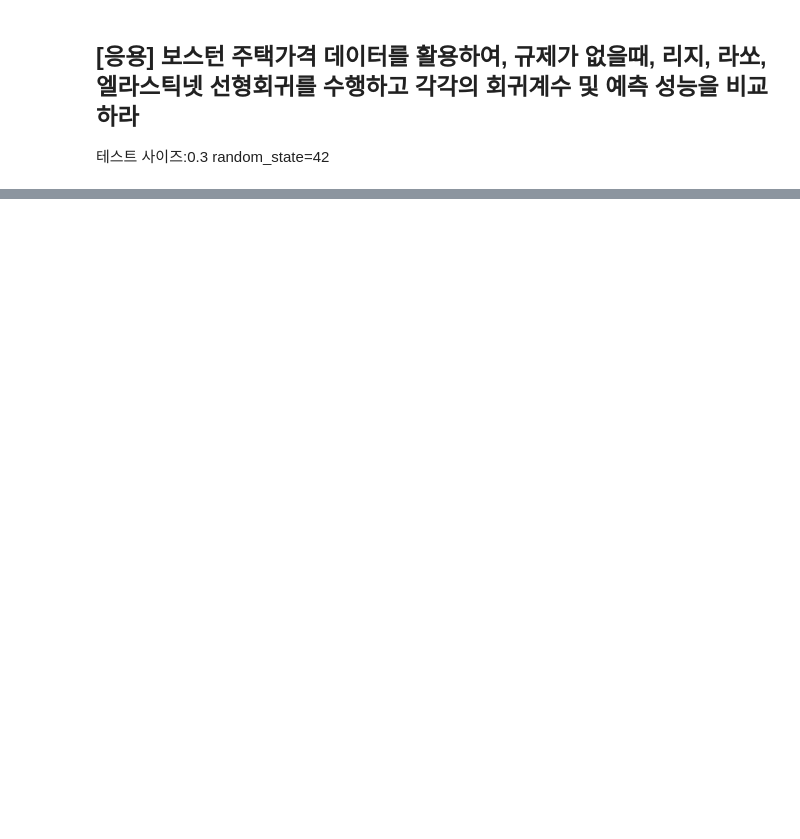
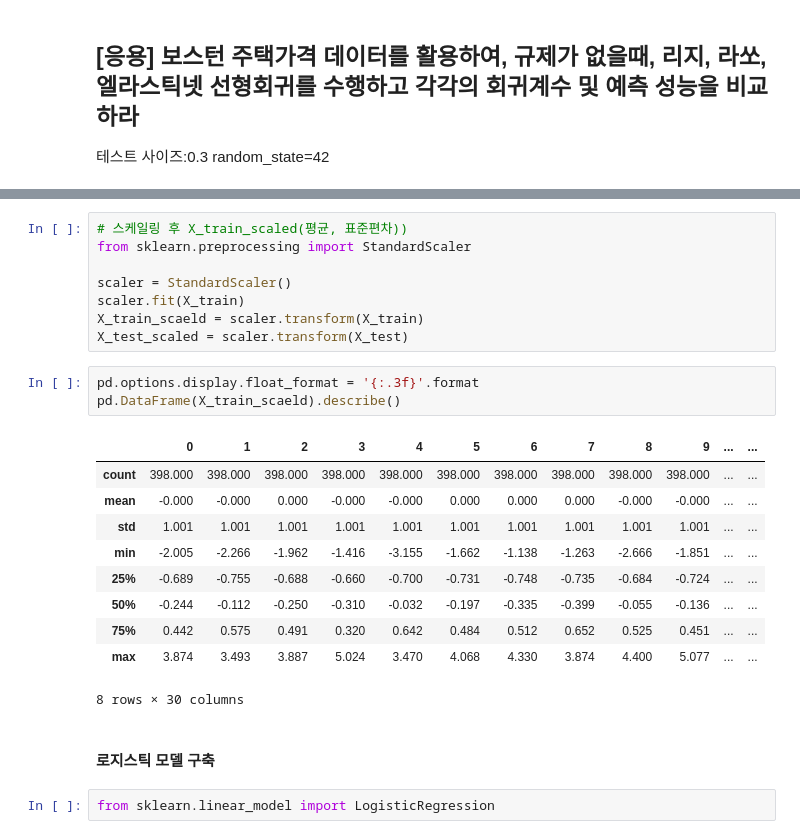
Before and after one commit to malcano/Data_Engineering_20, a Jupyter notebook: machinelearning/04ML.ipynb, the cells around one changed output, grey strips where cells are left out. Cells and saved outputs as stored; diff of their text form; blank space fills up the shorter version.

```diff
--- a/machinelearning/04ML.ipynb
+++ b/machinelearning/04ML.ipynb
@@ -627,0 +956,26 @@ random_state=42
+# %%
+# 스케일링 후 X_train_scaled(평균, 표준편차))
+from sklearn.preprocessing import StandardScaler
+
+scaler = StandardScaler()
+scaler.fit(X_train)
+X_train_scaeld = scaler.transform(X_train)
+X_test_scaled = scaler.transform(X_test)
+# %%
+pd.options.display.float_format = '{:.3f}'.format
+pd.DataFrame(X_train_scaeld).describe()
+# %% [output]
+|  | 0 | 1 | 2 | 3 | 4 | 5 | 6 | 7 | 8 | 9 | ... | ... |
+| count | 398.000 | 398.000 | 398.000 | 398.000 | 398.000 | 398.000 | 398.000 | 398.000 | 398.000 | 398.000 | ... | ... |
+| mean | -0.000 | -0.000 | 0.000 | -0.000 | -0.000 | 0.000 | 0.000 | 0.000 | -0.000 | -0.000 | ... | ... |
+| std | 1.001 | 1.001 | 1.001 | 1.001 | 1.001 | 1.001 | 1.001 | 1.001 | 1.001 | 1.001 | ... | ... |
+| min | -2.005 | -2.266 | -1.962 | -1.416 | -3.155 | -1.662 | -1.138 | -1.263 | -2.666 | -1.851 | ... | ... |
+| 25% | -0.689 | -0.755 | -0.688 | -0.660 | -0.700 | -0.731 | -0.748 | -0.735 | -0.684 | -0.724 | ... | ... |
+| 50% | -0.244 | -0.112 | -0.250 | -0.310 | -0.032 | -0.197 | -0.335 | -0.399 | -0.055 | -0.136 | ... | ... |
+| 75% | 0.442 | 0.575 | 0.491 | 0.320 | 0.642 | 0.484 | 0.512 | 0.652 | 0.525 | 0.451 | ... | ... |
+| max | 3.874 | 3.493 | 3.887 | 5.024 | 3.470 | 4.068 | 4.330 | 3.874 | 4.400 | 5.077 | ... | ... |
+8 rows × 30 columns
+# %% [markdown]
+#### 로지스틱 모델 구축
+# %%
+from sklearn.linear_model import LogisticRegression
```
Also changed, not shown: parts of 63 cells of this notebook.
